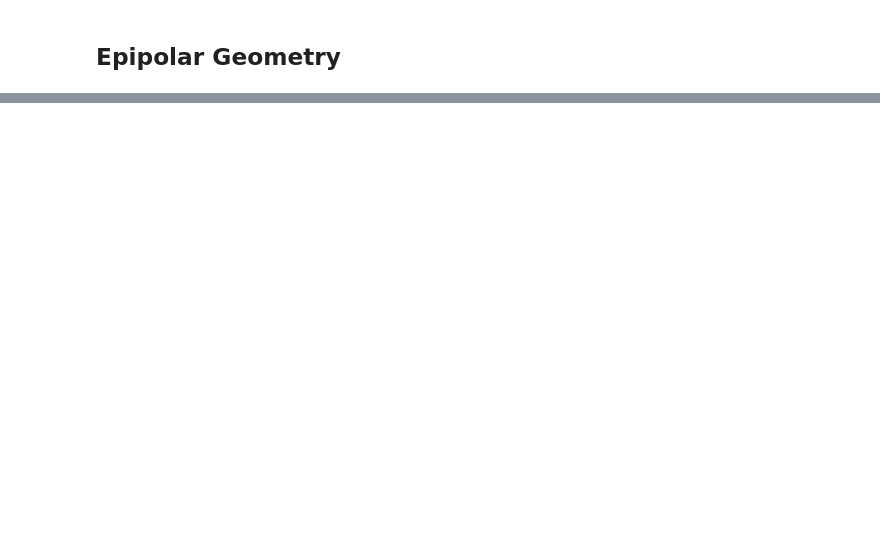
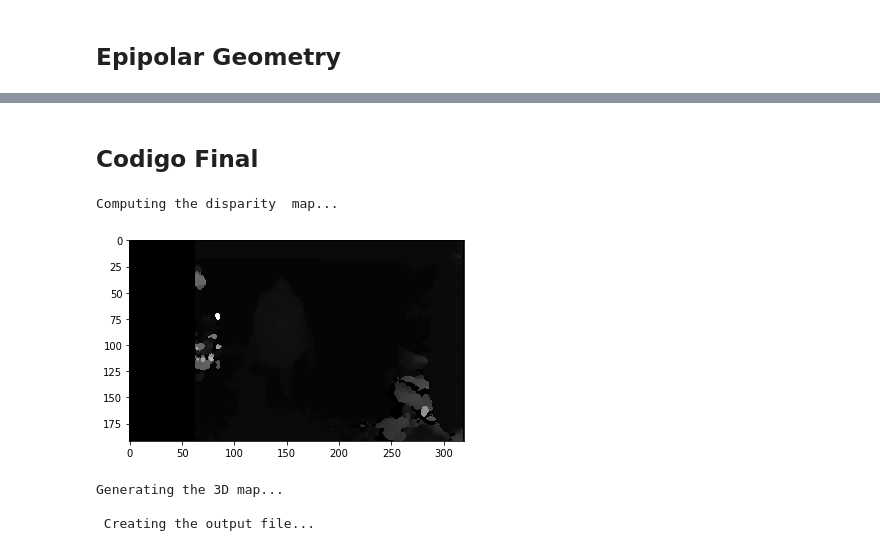
Before and after one commit to deeiqh/computacionGrafica, a Jupyter notebook: 3Dstereo/3Dstereo.ipynb, the cells around one changed output, grey strips where cells are left out. Drawn from its saved outputs; the diff is of its cells as text; code cells hidden in the pictures; blank space fills up the shorter version.

```diff
--- a/3Dstereo/3Dstereo.ipynb
+++ b/3Dstereo/3Dstereo.ipynb
@@ -170,3 +349,5 @@ for i,(m,n) in enumerate(matches):
+# %% [markdown]
+## Codigo Final
 # %%
 import cv2
 import numpy as np
@@ -175,12 +356,6 @@ from tqdm import tqdm
 import PIL.ExifTags
 import PIL.Image
 from matplotlib import pyplot as plt
-
-#=====================================
-# Function declarations
-#=====================================
-
-#Function to create point cloud file
 def create_output(vertices, colors, filename):
 	colors = colors.reshape(-1,3)
 	vertices = np.hstack([vertices.reshape(-1,3),colors])
@@ -200,10 +375,8 @@ def create_output(vertices, colors, filename):
 		f.write(ply_header %dict(vert_num=len(vertices)))
 		np.savetxt(f,vertices,'%f %f %f %d %d %d')
 
-#Function that Downsamples image x number (reduce_factor) of times.
 def downsample_image(image, reduce_factor):
 	for i in range(0,reduce_factor):
-		#Check if image is color or grayscale
 		if len(image.shape) > 2:
 			row,col = image.shape[:2]
 		else:
@@ -212,50 +385,33 @@ def downsample_image(image, reduce_factor):
 		image = cv2.pyrDown(image, dstsize= (col//2, row // 2))
 	return image
 
-
-#=========================================================
-# Stereo 3D reconstruction
-#=========================================================
-
-#Load camera parameters
 ret = np.load(PATH+'parametrosCamara/ret.npy')
 K = np.load(PATH+'parametrosCamara/K.npy')
 dist = np.load(PATH+'parametrosCamara/dist.npy')
 
-#Specify image paths
-img_path1 = PATH+'stereoFotos/sillaL.jpg'
-img_path2 = PATH+'stereoFotos/sillaR.jpg'
+img_path1 = PATH+'stereoFotos/mochilaL.jpg'
+img_path2 = PATH+'stereoFotos/mochilaR.jpg'
 
-#Load pictures
 img_1 = cv2.imread(img_path1)
 img_2 = cv2.imread(img_path2)
 
-#Get height and width. Note: It assumes that both pictures are the same size. They HAVE to be same size and height.
 h,w = img_2.shape[:2]
 
-#Get optimal camera matrix for better undistortion
 new_camera_matrix, roi = cv2.getOptimalNewCameraMatrix(K,dist,(w,h),1,(w,h))
 
-#Undistort images
 img_1_undistorted = cv2.undistort(img_1, K, dist, None, new_camera_matrix)
 img_2_undistorted = cv2.undistort(img_2, K, dist, None, new_camera_matrix)
 
-#Downsample each image 3 times (because they're too big)
 img_1_downsampled = downsample_image(img_1_undistorted,3)
 img_2_downsampled = downsample_image(img_2_undistorted,3)
 
-#cv2.imwrite('undistorted_left.jpg', img_1_downsampled)
-#cv2.imwrite('undistorted_right.jpg', img_2_downsampled)
 
 
-#Set disparity parameters
-#Note: disparity range is tuned according to specific parameters obtained through trial and error.
 win_size = 5
 min_disp = -1
 max_disp = 63 #min_disp * 9
 num_disp = max_disp - min_disp # Needs to be divisible by 16
 
-#Create Block matching object.
 stereo = cv2.StereoSGBM_create(minDisparity= min_disp,
 	numDisparities = num_disp,
 	blockSize = 5,
@@ -266,52 +422,43 @@ stereo = cv2.StereoSGBM_create(minDisparity= min_disp,
 	P1 = 8*3*win_size**2,#8*3*win_size**2,
 	P2 =32*3*win_size**2) #32*3*win_size**2)
 
-#Compute disparity map
 print ("\nComputing the disparity  map...")
 disparity_map = stereo.compute(img_1_downsampled, img_2_downsampled)
 
-#Show disparity map before generating 3D cloud to verify that point cloud will be usable.
 plt.imshow(disparity_map,'gray')
 plt.show()
 
-#Generate  point cloud.
 print ("\nGenerating the 3D map...")
 
-#Get new downsampled width and height
 h,w = img_2_downsampled.shape[:2]
 
-#Load focal length.
 focal_length = np.load(PATH+'parametrosCamara/FocalLength.npy')
 
-#Perspective transformation matrix
-#This transformation matrix is from the openCV documentation, didn't seem to work for me.
 Q = np.float32([[1,0,0,-w/2.0],
 				[0,-1,0,h/2.0],
 				[0,0,0,-focal_length],
 				[0,0,1,0]])
 
-#This transformation matrix is derived from Prof. Didier Stricker's power point presentation on computer vision.
-#Link : https://ags.cs.uni-kl.de/fileadmin/inf_ags/3dcv-ws14-15/3DCV_lec01_camera.pdf
 Q2 = np.float32([[1,0,0,0],
 				[0,-1,0,0],
 				[0,0,focal_length*0.05,0], #Focal length multiplication obtained experimentally.
 				[0,0,0,1]])
 
-#Reproject points into 3D
 points_3D = cv2.reprojectImageTo3D(disparity_map, Q2)
-#Get color points
 colors = cv2.cvtColor(img_1_downsampled, cv2.COLOR_BGR2RGB)
 
-#Get rid of points with value 0 (i.e no depth)
 mask_map = disparity_map > disparity_map.min()
 
-#Mask colors and points.
 output_points = points_3D[mask_map]
 output_colors = colors[mask_map]
 
-#Define name for output file
 output_file = 'reconstructed.ply'
 
-#Generate point cloud
 print("\n Creating the output file... \n")
 create_output(output_points, output_colors, output_file)
+# %% [output]
+Computing the disparity  map...
+[figure, added]
+Generating the 3D map...
+
+ Creating the output file...
```
Also changed, not shown: parts of 18 cells of this notebook.
